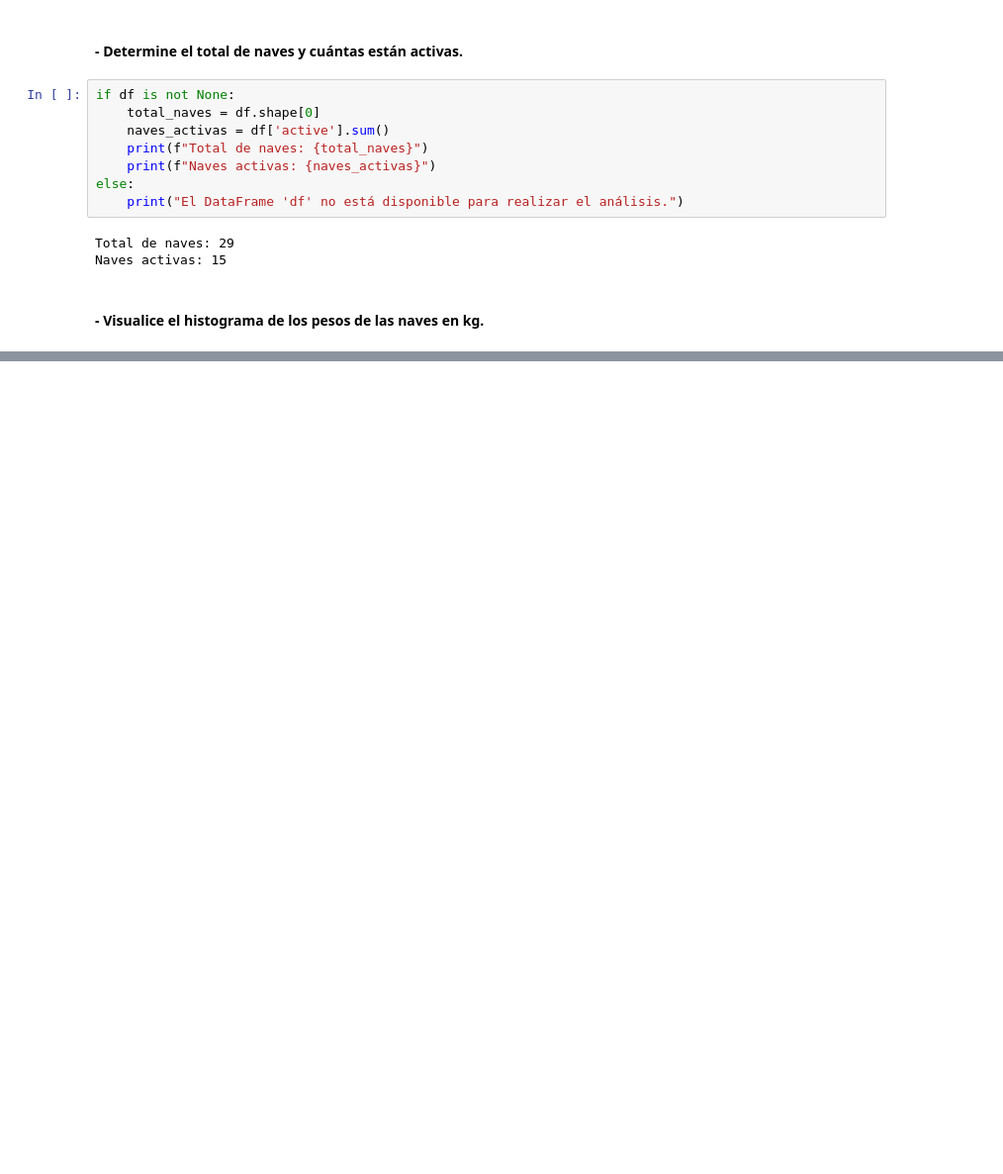
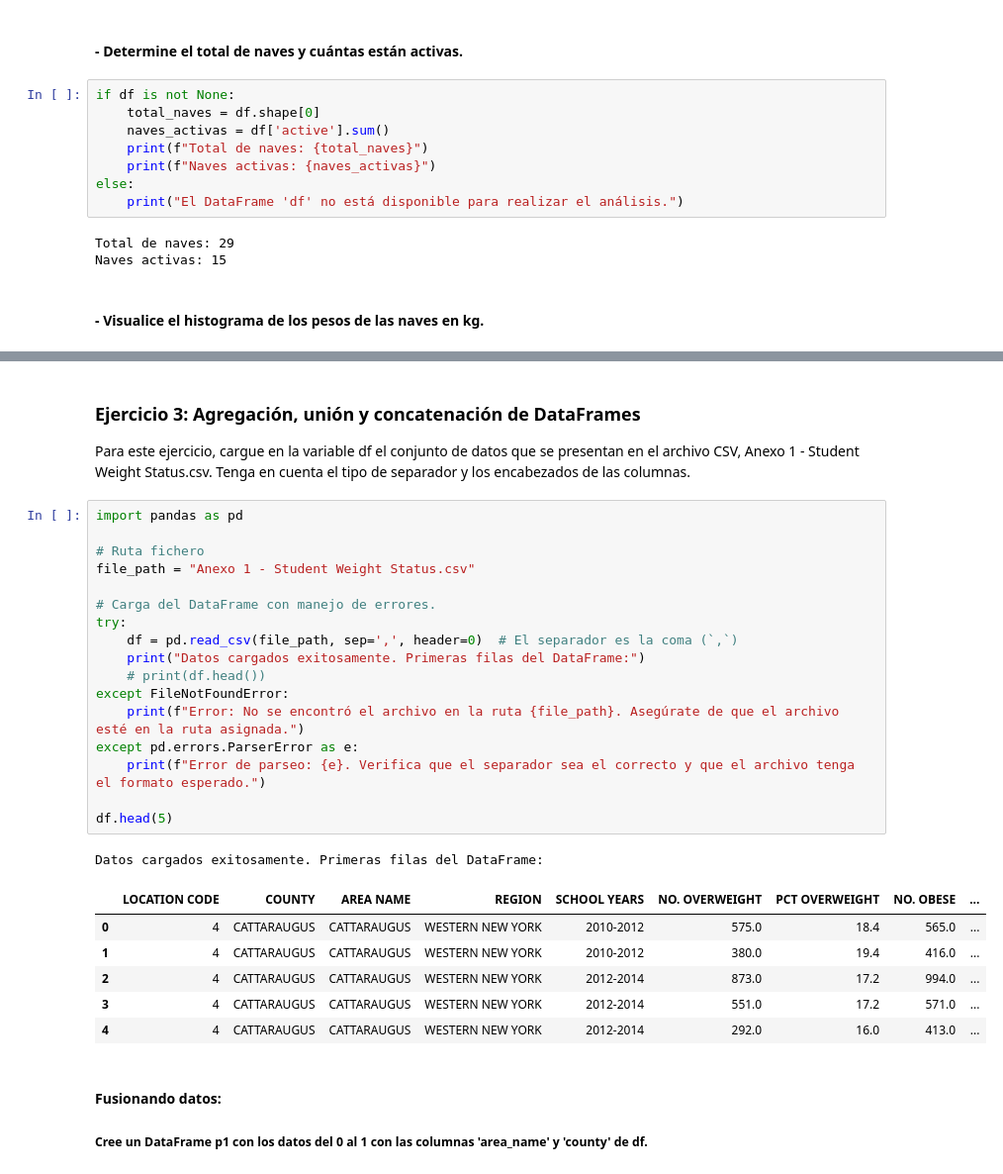
Before and after one commit to dalfonso75/info-data-handler, a Jupyter notebook: G49_DeiverEnriqueAlfonsoCortes_Tarea2.ipynb, the cells around one changed output, grey strips where cells are left out. Shown: that part at 99% size. Saved outputs shown, nothing was run; the diff lists cells and outputs as text; blank space fills up the shorter version.

```diff
--- a/G49_DeiverEnriqueAlfonsoCortes_Tarea2.ipynb
+++ b/G49_DeiverEnriqueAlfonsoCortes_Tarea2.ipynb
@@ -179,0 +474,31 @@ else:
+# %% [markdown]
+### **Ejercicio 3: Agregación, unión y concatenación de DataFrames**
+Para este ejercicio, cargue en la variable df el conjunto de datos que se presentan en el archivo CSV, Anexo 1 - Student Weight Status.csv. Tenga en cuenta el tipo de separador y los encabezados de las columnas.
+# %%
+import pandas as pd
+
+# Ruta fichero
+file_path = "Anexo 1 - Student Weight Status.csv"
+
+# Carga del DataFrame con manejo de errores.
+try:
+    df = pd.read_csv(file_path, sep=',', header=0)  # El separador es la coma (`,`)
+    print("Datos cargados exitosamente. Primeras filas del DataFrame:")
+    # print(df.head())
+except FileNotFoundError:
+    print(f"Error: No se encontró el archivo en la ruta {file_path}. Asegúrate de que el archivo esté en la ruta asignada.")
+except pd.errors.ParserError as e:
+    print(f"Error de parseo: {e}. Verifica que el separador sea el correcto y que el archivo tenga el formato esperado.")
+
+df.head(5)
+# %% [output]
+Datos cargados exitosamente. Primeras filas del DataFrame:
+|  | LOCATION CODE | COUNTY | AREA NAME | REGION | SCHOOL YEARS | NO. OVERWEIGHT | PCT OVERWEIGHT | NO. OBESE | ... |
+| 0 | 4 | CATTARAUGUS | CATTARAUGUS | WESTERN NEW YORK | 2010-2012 | 575.0 | 18.4 | 565.0 | ... |
+| 1 | 4 | CATTARAUGUS | CATTARAUGUS | WESTERN NEW YORK | 2010-2012 | 380.0 | 19.4 | 416.0 | ... |
+| 2 | 4 | CATTARAUGUS | CATTARAUGUS | WESTERN NEW YORK | 2012-2014 | 873.0 | 17.2 | 994.0 | ... |
+| 3 | 4 | CATTARAUGUS | CATTARAUGUS | WESTERN NEW YORK | 2012-2014 | 551.0 | 17.2 | 571.0 | ... |
+| 4 | 4 | CATTARAUGUS | CATTARAUGUS | WESTERN NEW YORK | 2012-2014 | 292.0 | 16.0 | 413.0 | ... |
+# %% [markdown]
+#### **Fusionando datos:**
+##### **Cree un DataFrame p1 con los datos del 0 al 1 con las columnas 'area_name' y 'county' de df.**
```
Also changed, not shown: parts of 65 cells of this notebook, 1 other file.
